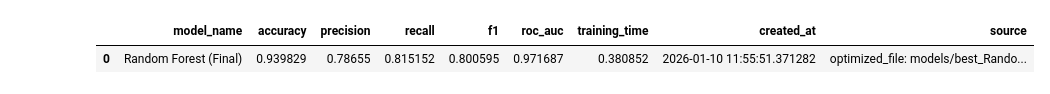
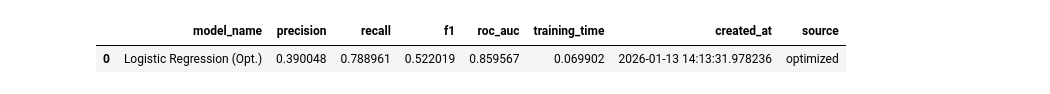
Before and after one commit to 1ltan/CallTech-ML-Powered-Predictive-Dialing-Optimization, a Jupyter notebook: src/ training.ipynb, the cells around one changed output. Saved outputs shown, nothing was run; the diff lists cells and outputs as text; code cells hidden in the pictures.

```diff
--- a/src/ training.ipynb
+++ b/src/ training.ipynb
@@ -132,8 +105,4 @@ Training: SVC
 # %%
-import matplotlib.pyplot as plt
-import seaborn as sns
-from sklearn.inspection import permutation_importance
-
 print("\n Feature importance analysis \n")
 fig, axes = plt.subplots(2, 2, figsize=(20, 16))
 axes = axes.flatten()
@@ -154,23 +123,15 @@ for i, (name, model) in enumerate(models.items()):
     # Random Forest, Gradient Boosting
     if hasattr(trained_model, 'feature_importances_'):
         importances = trained_model.feature_importances_
-
     # Logistic Regression
     elif hasattr(trained_model, 'coef_'):
         importances = np.abs(trained_model.coef_[0])
-
     # SVC
     else:
-        perm_result = permutation_importance(
-            pipeline, X, y, n_repeats=5, random_state=42, n_jobs=-1, scoring='f1'
-        )
+        perm_result = permutation_importance(pipeline, X, y, n_repeats=5, random_state=42, n_jobs=-1, scoring='f1')
         importances = perm_result.importances_mean
 
-    feat_imp_df = pd.DataFrame({
-        'Feature': feature_names,
-        'Importance': importances
-    })
-
+    feat_imp_df = pd.DataFrame({'Feature': feature_names,'Importance': importances})
     feat_imp_df = feat_imp_df.sort_values(by='Importance', ascending=False).head(10)
     sns.barplot(x='Importance', y='Feature', data=feat_imp_df, ax=axes[i], palette='viridis')
     axes[i].set_title(f'Features: {name}')
@@ -203,38 +163,31 @@ Passing `palette` without assigning `hue` is deprecated and will be removed in v
 # %%
-from sklearn.base import clone
+# Selecting the best model based on F1 score
 best_initial_row = metrics_df.sort_values(by='f1', ascending=False).iloc[0]
 best_model_name = best_initial_row['model_name']
-print(f"Best baseline model: {best_model_name} (F1: {best_initial_row['f1']:.4f})")
+print(f"Best baseline model selected for tuning: {best_model_name} (F1: {best_initial_row['f1']:.4f})")
+
 base_estimator = clone(models[best_model_name])
 
-all_param_grids = {
-    "Logistic Regression": {
-        'model__C': [0.01, 0.1, 1.0, 5.0],
-        'model__solver': ['liblinear', 'lbfgs']
-    },
+all_param_dists = {
+    "Logistic Regression": {'model__C': loguniform(0.1, 10000), 'model__solver': ['liblinear', 'lbfgs']},
 
     "Random Forest": {
-        'model__n_estimators': [100, 200],
-        'model__max_depth': [5, 10, 15],
-        'model__min_samples_leaf': [5, 10],
-        'model__min_samples_split': [15, 20]
-    },
+        'model__n_estimators': randint(100, 500),
+        'model__max_depth': randint(10, 50),
+        'model__min_samples_leaf': randint(1, 10),
+        'model__min_samples_split': randint(2, 20)},
 
     "Gradient Boosting": {
-        'model__n_estimators': [100, 200],
-        'model__learning_rate': [0.01, 0.05, 0.1],
-        'model__max_depth': [3, 5],
-        'model__min_samples_leaf': [5, 10]
-    },
+        'model__n_estimators': randint(100, 400),
+        'model__learning_rate': uniform(0.01, 0.3),
+        'model__max_depth': randint(3, 15),
+        'model__min_samples_leaf': randint(1, 10),
+        'model__subsample': uniform(0.7, 0.3)},
 
-    "SVC": {
-        'model__C': [0.1, 1, 10],
-        'model__gamma': ['scale', 'auto'],
-        'model__kernel': ['rbf']
-    }
+    "SVC": {'model__C': loguniform(1, 1000), 'model__gamma': ['scale', 'auto'], 'model__kernel': ['rbf']}
 }
 
-current_param_grid = all_param_grids[best_model_name]
+current_param_dist = all_param_dists[best_model_name]
 
 pipeline_tune = ImbPipeline([
     ('scaler', StandardScaler()),
@@ -242,28 +195,28 @@ pipeline_tune = ImbPipeline([
     ('model', base_estimator)
 ])
 
-grid = GridSearchCV(
+# RandomizedSearchCV
+random_search = RandomizedSearchCV(
     estimator=pipeline_tune,
-    param_grid=current_param_grid,
+    param_distributions=current_param_dist,
+    n_iter=50,
     cv=3,
     scoring='f1',
     n_jobs=-1,
-    verbose=1
+    verbose=1,
+    random_state=42
 )
 
-grid.fit(X, y)
+random_search.fit(X, y)
+print(f"Best F1 score: {random_search.best_score_:.4f}")
+best_model = random_search.best_estimator_
 
-print(f"\n Best parameters: {grid.best_params_}")
-print(f"Best F1-score: {grid.best_score_:.4f}")
-
-best_model = grid.best_estimator_
-
+# Saving
 if not os.path.exists("models"):
     os.makedirs("models")
 
 safe_model_name = best_model_name.replace(" ", "_")
-filename = f"models/best_{safe_model_name}_{pd.Timestamp.now().strftime('%Y%m%d_%H%M')}.pkl"
-
+filename = f"models/best_{safe_model_name}_optimized_{pd.Timestamp.now().strftime('%Y%m%d_%H%M')}.pkl"
 joblib.dump(best_model, filename)
 
 y_pred = best_model.predict(X)
@@ -275,18 +228,24 @@ except:
     auc_score = 0.0
 
 final_metrics = {
-    'model_name': f"{best_model_name} (Final)",
-    'accuracy': accuracy_score(y, y_pred),
+    'model_name': f"{best_model_name} (Opt.)",
     'precision': precision_score(y, y_pred),
     'recall': recall_score(y, y_pred),
     'f1': f1_score(y, y_pred),
     'roc_auc': auc_score,
-    'training_time': grid.refit_time_,
+    'training_time': random_search.refit_time_,
     'created_at': pd.Timestamp.now(),
-    'source': f"optimized_file: {filename}"
+    'source': f"optimized"
 }
 
+final_model = {
+    'model_name': f"{best_model_name} (Opt.)",
+    'source': 'optimized',
+    'algorithm': best_model.__class__.__name__,
+    'created_at': pd.Timestamp.now()
+}
+
+pd.DataFrame([final_model]).to_sql('models', engine, if_exists='append', index=False)
 pd.DataFrame([final_metrics]).to_sql('model_metrics', engine, if_exists='append', index=False)
-
 display(pd.DataFrame([final_metrics]))
 # %% [output]
@@ -298,2 +255,2 @@ Best F1-score: 0.2261
-|  | model_name | accuracy | precision | recall | f1 | roc_auc | training_time | created_at | source |
-| 0 | Random Forest (Final) | 0.939829 | 0.78655 | 0.815152 | 0.800595 | 0.971687 | 0.380852 | 2026-01-10 11:55:51.371282 | optimized_file: models/best_Rando... |
+|  | model_name | precision | recall | f1 | roc_auc | training_time | created_at | source |
+| 0 | Logistic Regression (Opt.) | 0.390048 | 0.788961 | 0.522019 | 0.859567 | 0.069902 | 2026-01-13 14:13:31.978236 | optimized |
```
Also changed, not shown: parts of 5 cells of this notebook, 2 other files.
